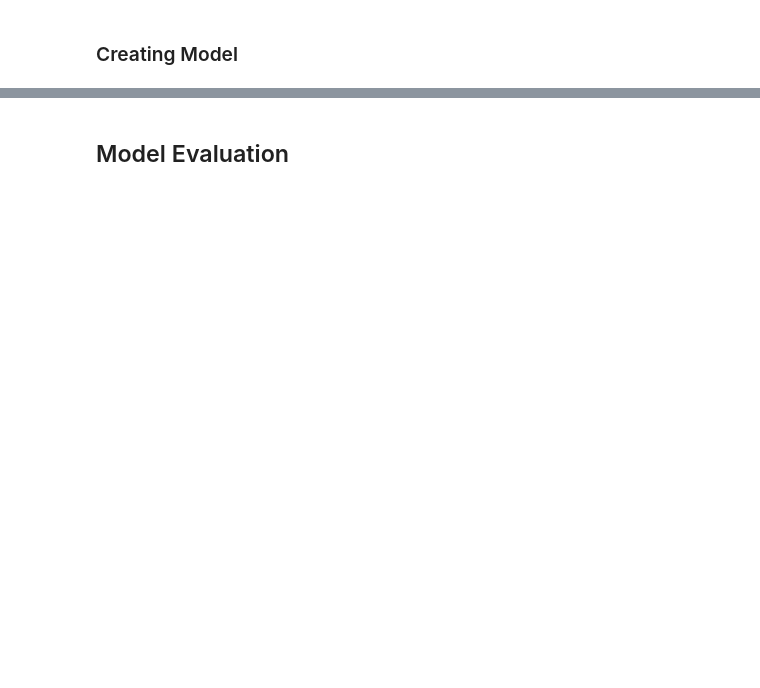
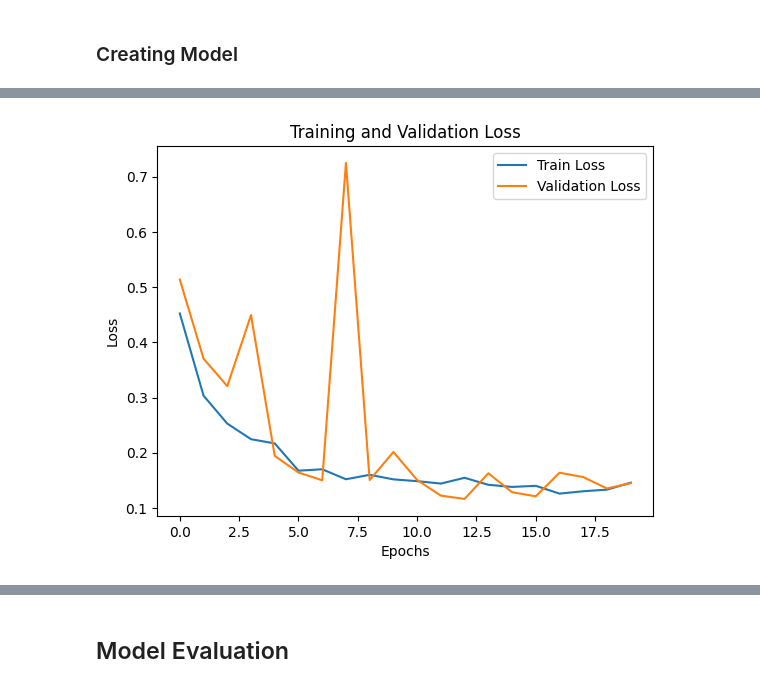
Before and after one commit to ShrDar/Pneumonia-Classifier-CNN, a Jupyter notebook: backend/notebooks/pneumonia_classifier_pytorch.ipynb, the cells around one changed output, grey strips where cells are left out. Drawn from its saved outputs; the diff is of its cells as text; code cells hidden in the pictures; blank space fills up the shorter version.

```diff
--- a/backend/notebooks/pneumonia_classifier_pytorch.ipynb
+++ b/backend/notebooks/pneumonia_classifier_pytorch.ipynb
@@ -404,7 +547,7 @@ history = {
     "lr": []
 }
 # %%
-def train_val(model, dataloader, criterion, device, optimizer = None, return_predictions = False):
+def train_val_test(model, dataloader, criterion, device, optimizer = None, return_predictions = False):
 
     is_training = optimizer is not None
 
@@ -441,11 +584,10 @@ def train_val(model, dataloader, criterion, device, optimizer = None, return_pre
 
             running_loss += loss.item()
 
-            probs = torch.sigmoid(outputs)
-
+            probs = torch.sigmoid(outputs).detach()
             preds = (probs >= 0.5).float()
 
-            all_labels.extend(labels.cpu().numpy().flatten())
+            all_labels.extend(labels.cpu().detach().numpy().flatten())
             all_preds.extend(preds.cpu().numpy().flatten())
             all_probs.extend(probs.cpu().numpy().flatten())
 
@@ -472,20 +614,24 @@ def train_val(model, dataloader, criterion, device, optimizer = None, return_pre
 # %%
 best_pr_auc = 0.0
 
+early_stopping_patience = 5
+epoch_without_improvement = 0
+
+
 for epoch in range(NUM_EPOCHS):
-    train_metrics = train_val(model, train_loader, criterion, device, optimizer)
+    train_metrics = train_val_test(model, train_loader, criterion, device, optimizer)
 
-    val_metrics = train_val(model, val_loader, criterion, device)
+    val_metrics = train_val_test(model, val_loader, criterion, device)
 
     old_lr = optimizer.param_groups[0]['lr']
-    scheduler.step(val_metrics["loss"])
+    scheduler.step(val_metrics["pr_auc"])
     new_lr = optimizer.param_groups[0]['lr']
 
     if new_lr < old_lr:
         print(f"LR Reduced: {old_lr:.6f} => {new_lr:.6f}")
 
-    history["train_accuracy"].append(train_metrics["accuracy"])
-    history["val_accuracy"].append(val_metrics["accuracy"])
+    history["train_acc"].append(train_metrics["accuracy"])
+    history["val_acc"].append(val_metrics["accuracy"])
     history["train_loss"].append(train_metrics["loss"])
     history["val_loss"].append(val_metrics["loss"])
     history["val_precision"].append(val_metrics["precision"])
@@ -500,11 +646,19 @@ for epoch in range(NUM_EPOCHS):
     if current_pr_auc > best_pr_auc:
 
         best_pr_auc = current_pr_auc
+        epochs_without_improvement = 0
+
         torch.save({"epoch": epoch + 1,
                     "model_state_dict": model.state_dict(),
                     "optimizer_state_dict": optimizer.state_dict(),
                     "scheduler_state_dict": scheduler.state_dict(),
                     "best_pr_auc": best_pr_auc}, "pneumonia_model.pth")
         print(f"Best Model Saved -> PR-AUC: {best_pr_auc:.4f}")
+    else:
+      epochs_without_improvement += 1
 
-    print(f"Epoch: {epoch + 1} / {NUM_EPOCHS} | lr: {new_lr:.6f} | train_loss: {train_metrics['loss']:.4f} | val_loss: {val_metrics['loss']:.4f} | val_recall: {val_metrics['recall']:.4f} | val_f1: {val_metrics['f1']:.4f} | val_roc_auc: {val_metrics['roc_auc']:.4f} | val_pr_auc: {val_metrics['pr_auc']:.4f}")
+    print(f"Epoch: {epoch + 1} / {NUM_EPOCHS} | lr: {new_lr:.6f} | train_acc: {train_metrics['accuracy']} | val_acc: {val_metrics['accuracy']} | train_loss: {train_metrics['loss']:.4f} | val_loss: {val_metrics['loss']:.4f} | val_recall: {val_metrics['recall']:.4f} | val_f1: {val_metrics['f1']:.4f} | val_roc_auc: {val_metrics['roc_auc']:.4f} | val_pr_auc: {val_metrics['pr_auc']:.4f}")
+
+    if epochs_without_improvement >= early_stopping_patience:
+      print(f"\nEarly Stopping Triggered After {epoch + 1} epochs")
+      break
@@ -510,0 +683,12 @@ for epoch in range(NUM_EPOCHS):
+# %%
+plt.title("Training and Validation Loss")
+
+plt.plot(history['train_loss'], label = "Train Loss")
+plt.plot(history["val_loss"], label = "Validation Loss")
+plt.xlabel("Epochs")
+plt.ylabel("Loss")
+plt.legend()
+
+plt.show()
+# %% [output]
+[figure, added]
```
Also changed, not shown: parts of 90 cells of this notebook.
